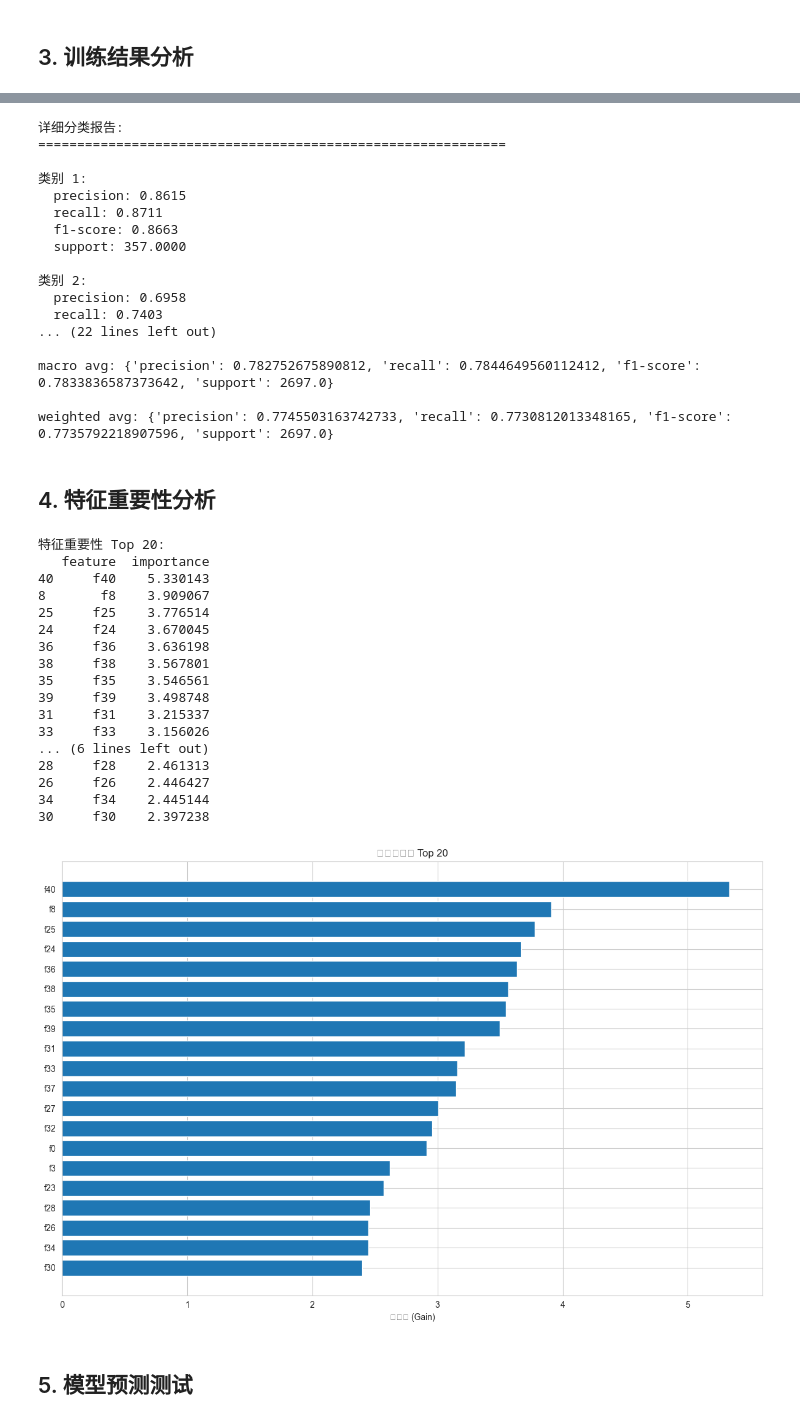
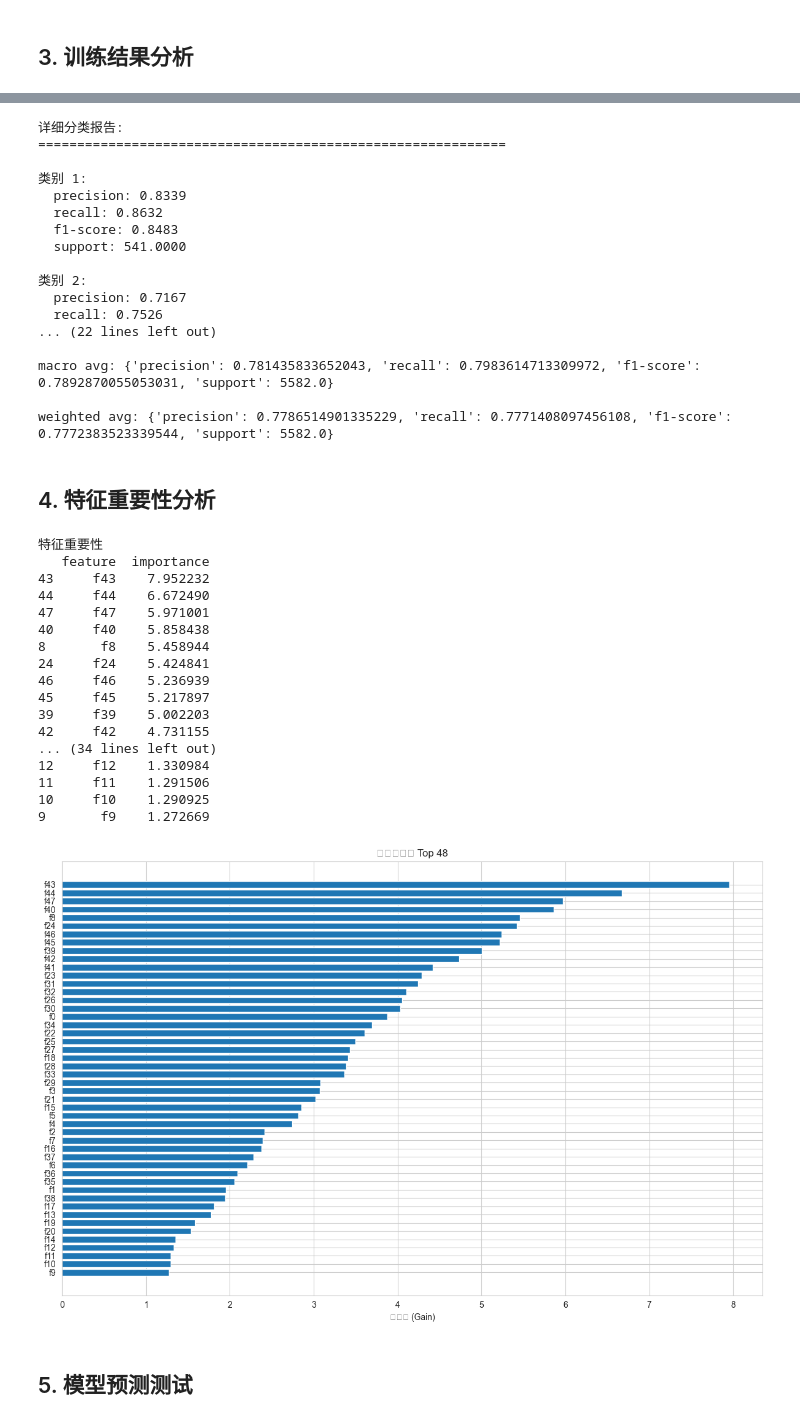
Before and after one commit to bidepideyipi/candles-feature-engineeing, a Jupyter notebook: notebooks/model_training.ipynb, the cells around one changed output, grey strips where cells are left out. Drawn from its saved outputs; the diff is of its cells as text; code cells hidden in the pictures.

```diff
--- a/notebooks/model_training.ipynb
+++ b/notebooks/model_training.ipynb
@@ -56,7 +56,7 @@ from config.settings import config
 # 配置参数
 INST_ID = "ETH-USDT-SWAP"
 BAR = "1H"
-LIMIT = 20000
+LIMIT = 30000
 
 # 从 MongoDB 加载特征数据
 print(f"从 MongoDB 加载特征数据...")
@@ -294,19 +291,19 @@ for label in sorted(class_report.keys()):
 ============================================================
 
 类别 1:
-  precision: 0.8615
-  recall: 0.8711
-  f1-score: 0.8663
-  support: 357.0000
+  precision: 0.8339
+  recall: 0.8632
+  f1-score: 0.8483
+  support: 541.0000
 
 类别 2:
-  precision: 0.6958
-  recall: 0.7403
+  precision: 0.7167
+  recall: 0.7526
 ... (22 lines left out)
 
-macro avg: {'precision': 0.782752675890812, 'recall': 0.7844649560112412, 'f1-score': 0.7833836587373642, 'support': 2697.0}
+macro avg: {'precision': 0.781435833652043, 'recall': 0.7983614713309972, 'f1-score': 0.7892870055053031, 'support': 5582.0}
 
-weighted avg: {'precision': 0.7745503163742733, 'recall': 0.7730812013348165, 'f1-score': 0.7735792218907596, 'support': 2697.0}
+weighted avg: {'precision': 0.7786514901335229, 'recall': 0.7771408097456108, 'f1-score': 0.7772383523339544, 'support': 5582.0}
 # %% [markdown]
 ## 4. 特征重要性分析
 # %%
@@ -320,38 +317,38 @@ importance_df = pd.DataFrame({
 })
 importance_df = importance_df.sort_values('importance', ascending=False)
 
-print("特征重要性 Top 20:")
-print(importance_df.head(20))
+print("特征重要性")
+print(importance_df)
 # %% [output]
-特征重要性 Top 20:
+特征重要性
    feature  importance
-40     f40    5.330143
-8       f8    3.909067
-25     f25    3.776514
-24     f24    3.670045
-36     f36    3.636198
-38     f38    3.567801
-35     f35    3.546561
-39     f39    3.498748
-31     f31    3.215337
-33     f33    3.156026
-... (6 lines left out)
-28     f28    2.461313
-26     f26    2.446427
-34     f34    2.445144
-30     f30    2.397238
+43     f43    7.952232
+44     f44    6.672490
+47     f47    5.971001
+40     f40    5.858438
+8       f8    5.458944
+24     f24    5.424841
+46     f46    5.236939
+45     f45    5.217897
+39     f39    5.002203
+42     f42    4.731155
+... (34 lines left out)
+12     f12    1.330984
+11     f11    1.291506
+10     f10    1.290925
+9       f9    1.272669
 # %%
 # 绘制特征重要性
 plt.figure(figsize=(12, 8))
-top_n = 20
+top_n = 48
 plt.barh(range(top_n), importance_df['importance'].head(top_n)[::-1])
 plt.yticks(range(top_n), importance_df['feature'].head(top_n)[::-1])
 plt.xlabel('重要性 (Gain)')
 plt.title(f'特征重要性 Top {top_n}')
 plt.tight_layout()
 plt.show()
 # %% [output]
-[figure, old version]
+[figure, new version]
 # %% [markdown]
 ## 5. 模型预测测试
 # %%
```
Also changed, not shown: parts of 14 cells of this notebook, 17 other files.
